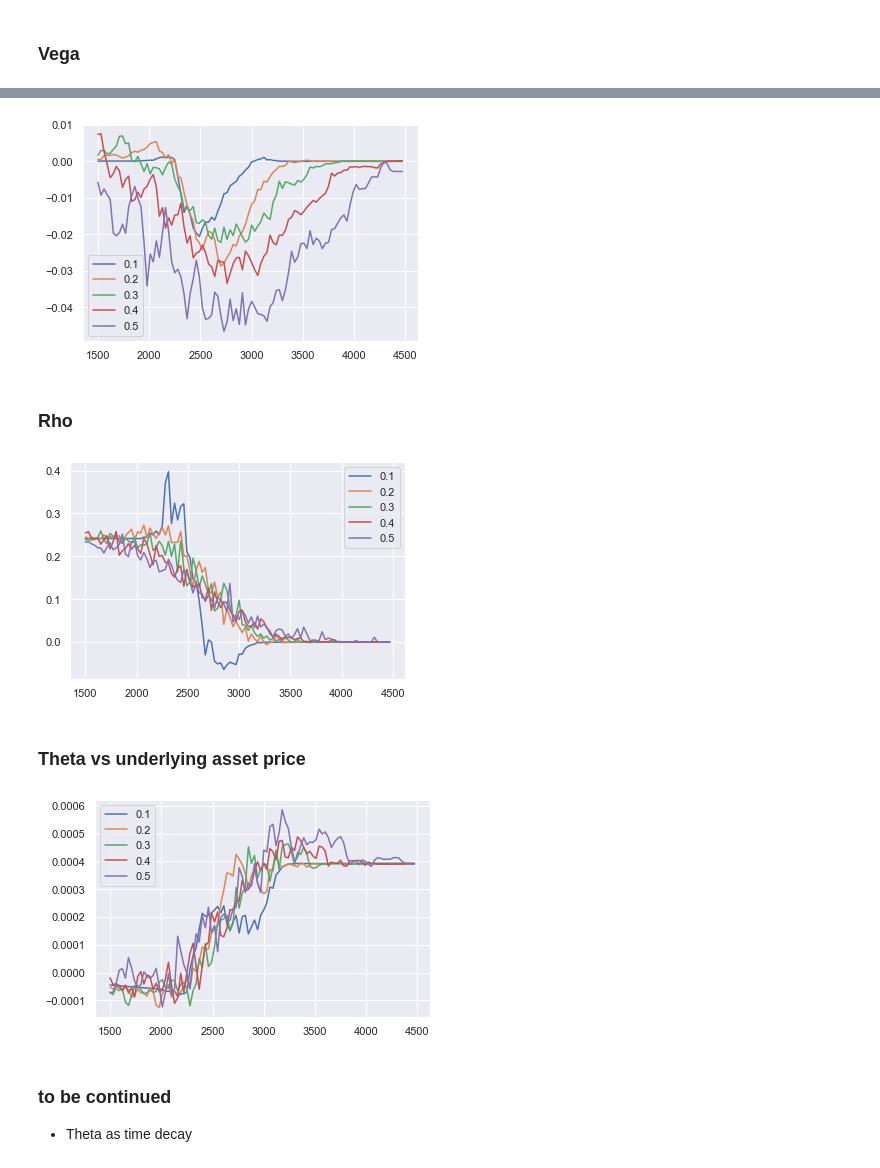
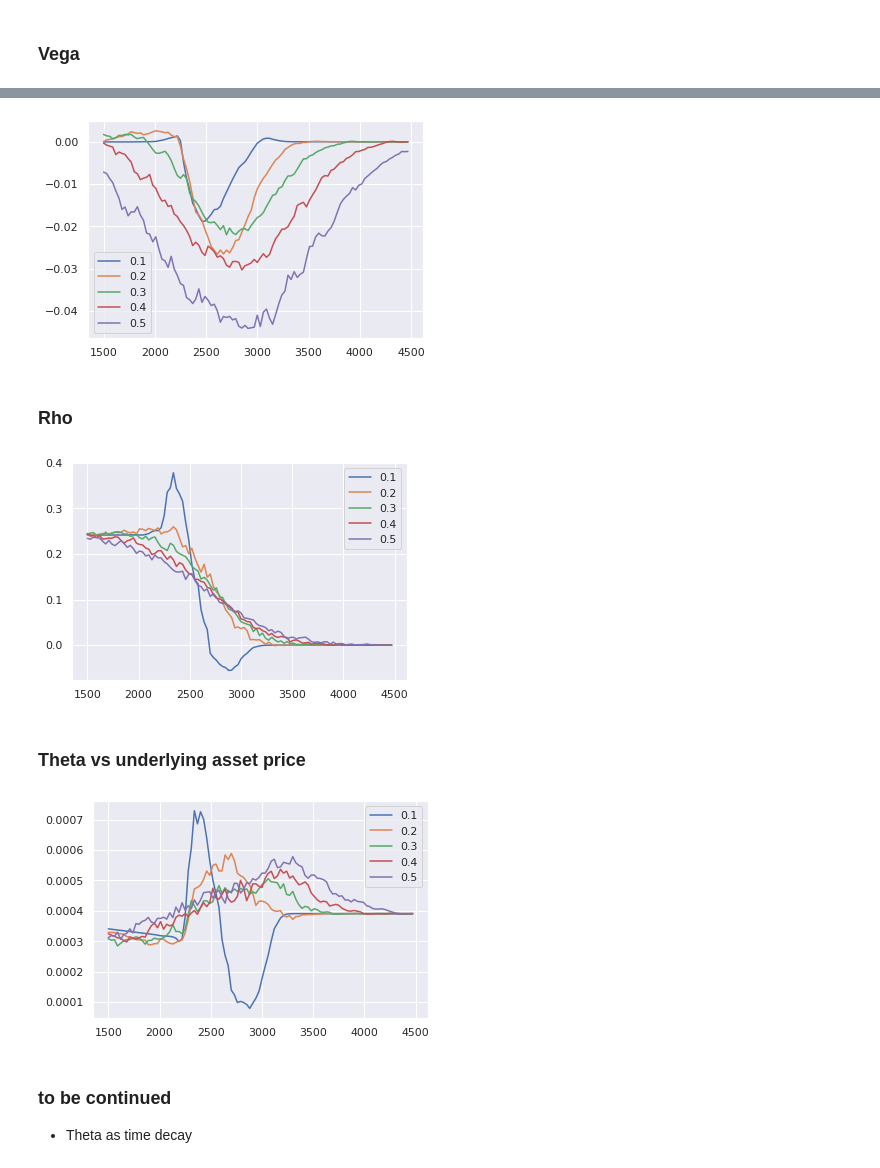
Before and after one commit to coder-sword-magic/autocallable_barrier_reverse_convertibles_aka_snowball_structure, a Jupyter notebook: monte_carlo_for_ABRC.ipynb, the cells around one changed output, grey strips where cells are left out. Saved outputs shown, nothing was run; the diff lists cells and outputs as text; code cells hidden in the pictures.

```diff
--- a/monte_carlo_for_ABRC.ipynb
+++ b/monte_carlo_for_ABRC.ipynb
@@ -247,11 +244,11 @@ for sigma in sigma_lst:
     for vd_price in np.arange(1500,4500,30):
         vega[sigma][vd_price] = (payoffs_v[sigma][vd_price] - payoffs[sigma][vd_price]) / 0.2*sigma
 for sigma in sigma_lst:
-    plt.plot(vega[sigma].keys(),vega[sigma].values())
+    plt.plot(list(vega[sigma].keys()),list(vega[sigma].values()))
 plt.legend(sigma_lst)
 plt.show()
 # %% [output]
-[figure, old version]
+[figure, new version]
 # %% [markdown]
 ### Rho
 # %%
@@ -261,17 +258,17 @@ for sigma in sigma_lst:
     for vd_price in tqdm(np.arange(1500,4500,30)):
         p = dict(sigma=sigma,r=0.025*1.5,vd_price=vd_price)
         params.update(p)
-        payoffs_r[sigma][vd_price] = simulate(**params,M=1000)
+        payoffs_r[sigma][vd_price] = simulate(**params,M=10000)
 # %%
 for sigma in sigma_lst:
     for vd_price in np.arange(1500,4500,30):
         rho[sigma][vd_price] = (payoffs_r[sigma][vd_price] - payoffs[sigma][vd_price]) / 0.025*0.5
 for sigma in sigma_lst:
-    plt.plot(rho[sigma].keys(),rho[sigma].values())
+    plt.plot(list(rho[sigma].keys()),list(rho[sigma].values()))
 plt.legend(sigma_lst)
 plt.show()
 # %% [output]
-[figure, old version]
+[figure, new version]
 # %% [markdown]
 ### Theta vs underlying asset price
 # %%
@@ -281,17 +278,17 @@ for sigma in sigma_lst:
     for vd_price in tqdm(np.arange(1500,4500,30)):
         p = dict(sigma=sigma,vd_date='20220930',vd_price=vd_price)
         params.update(p)
-        payoffs_t[sigma][vd_price] = simulate(**params,M=1000)
+        payoffs_t[sigma][vd_price] = simulate(**params,M=10000)
 # %%
 for sigma in sigma_lst:
     for vd_price in np.arange(1500,4500,30):
         theta[sigma][vd_price] = (payoffs_t[sigma][vd_price] - payoffs[sigma][vd_price]) / 30
 for sigma in sigma_lst:
-    plt.plot(theta[sigma].keys(),theta[sigma].values())
+    plt.plot(list(theta[sigma].keys()),list(theta[sigma].values()))
 plt.legend(sigma_lst)
 plt.show()
 # %% [output]
-[figure, old version]
+[figure, new version]
 # %% [markdown]
 ### to be continued
 * Theta as time decay
```
Also changed, not shown: parts of 6 cells of this notebook.
